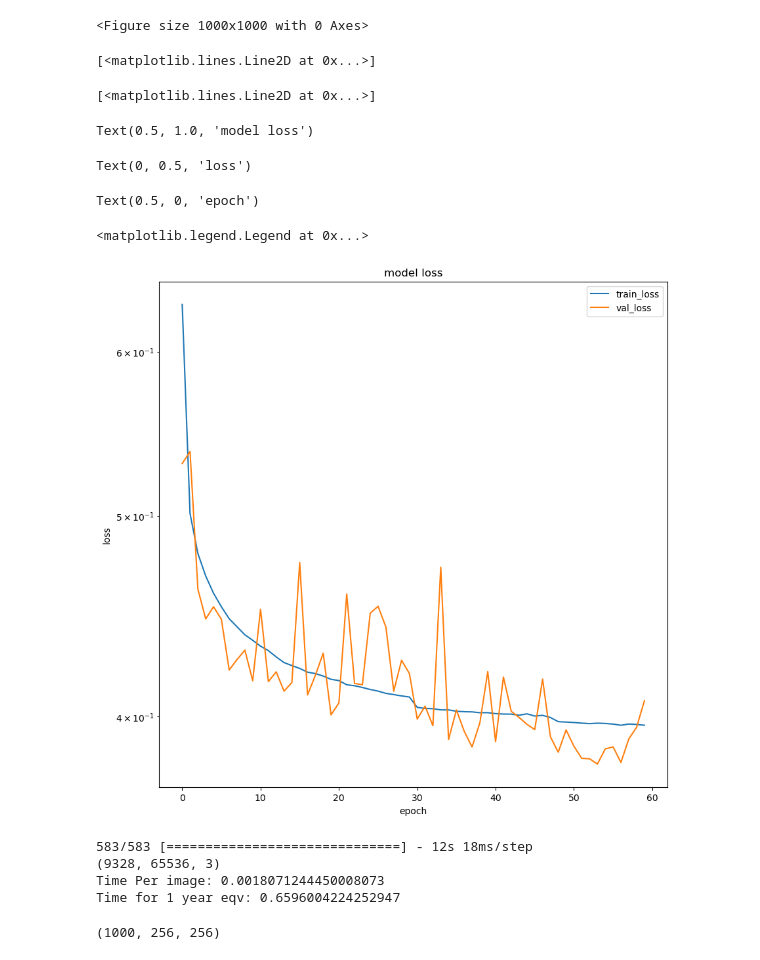
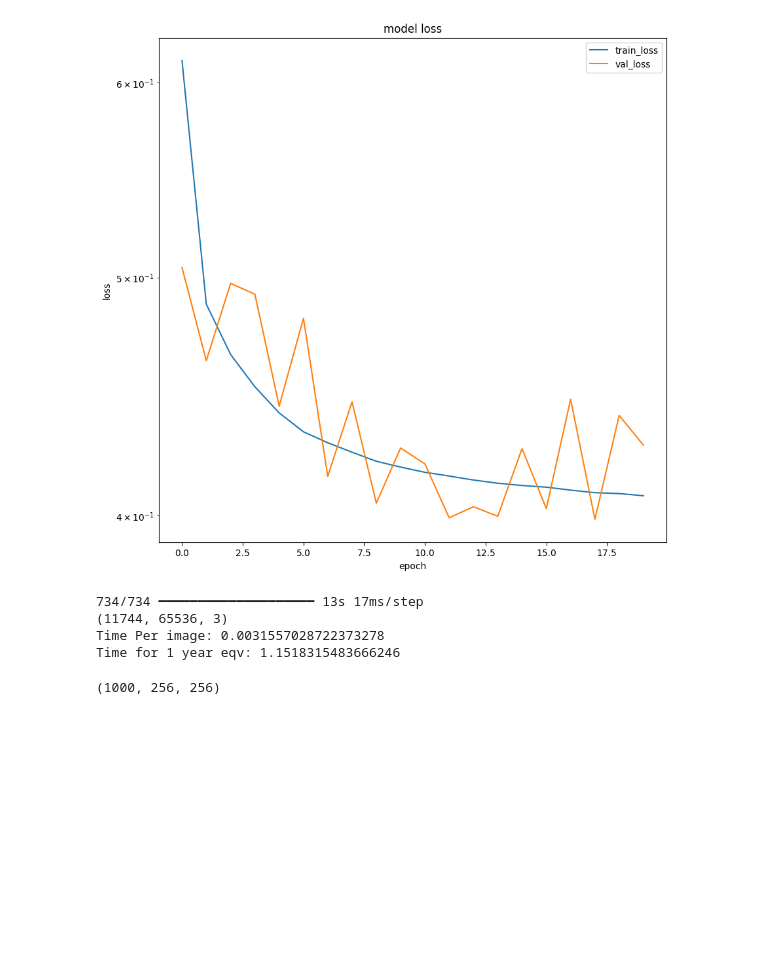
Before and after one commit to LegoCreation/CNN_eddy_detection, a Jupyter notebook: notebooks/cnn_training.ipynb, the cells around one changed output. Drawn from its saved outputs; the diff is of its cells as text; code cells hidden in the pictures; blank space fills up the shorter version.

Commit message:
Fix training notebook bugs

```diff
--- a/notebooks/cnn_training.ipynb
+++ b/notebooks/cnn_training.ipynb
@@ -84,12 +87,14 @@ xla_global_id: 416903419
 # (Y.shape)
 # %%
 import glob
-input_dir = "/albedo/work/user/ssunar/for_paper/segmentation_masks/south_atlantic/"
+
+#input_dir = "/albedo/work/user/ssunar/for_paper/segmentation_masks/south_atlantic/"
+input_dir = "/ceph/hpc/home/ciangottinid/FESOM2/segmentation_masks/"
+
 input_file_paths = sorted(glob.glob(input_dir+'*.nc'))
 data = xr.open_mfdataset(input_file_paths,combine = 'nested', concat_dim="TIME").astype('float32')
 X = data.ssh.to_numpy()
 Y = data.seg_mask.to_numpy()
 X[X>1000] = 0
 
-X.shape
-Y.shape
+X.shape, Y.shape
@@ -186,7 +172,7 @@ data_y = new_Y
 img_size = (256, 256)
 num_classes = 3
 batch_size = 16
-epochs = 60
+epochs = 20
 total_samples = len(data_x)-1000
 # if len(data_x) > 4000:
 #     total_samples = 4000
@@ -251,9 +241,13 @@ def dice_coef_nn(y_true, y_pred):
     return (2 * intersection_nn + smooth) / (K.sum(y_true_nn) + K.sum(y_pred_nn) + smooth)
 
 def mean_dice_coef(y_true, y_pred):
+    y_true = K.cast(y_true, dtype="float32")
+    y_pred = K.cast(y_pred, dtype="float32")
     return (dice_coef_anti(y_true, y_pred) + dice_coef_cyc(y_true, y_pred) + dice_coef_nn(y_true, y_pred))/3.
 
 def weighted_mean_dice_coef(y_true, y_pred):
+    y_true = K.cast(y_true, dtype="float32")
+    y_pred = K.cast(y_pred, dtype="float32")
     #return (weightsSeg[2]*dice_coef_anti(y_true, y_pred) + weightsSeg[1]*dice_coef_cyc(y_true, y_pred) + weightsSeg[0]*dice_coef_nn(y_true, y_pred))
     return (weightsSeg[2]*dice_coef_anti(y_true, y_pred) + weightsSeg[1]*dice_coef_cyc(y_true, y_pred) + weightsSeg[0]*dice_coef_nn(y_true, y_pred))
 
@@ -294,7 +282,8 @@ os.environ['XLA_FLAGS']
 # %%
-file_path_save = "/albedo/work/user/ssunar/for_paper/unet_trained/south_atlantic/train"
-os.makedirs(file_path_save, exist_ok=True)
-model.compile(optimizer=Adam(lr=1e-3), loss=dice_coef_loss, metrics=['categorical_accuracy', mean_dice_coef, weighted_mean_dice_coef])
+file_path_save = "/ceph/hpc/home/ciangottinid/CNN_eddy_detection/test/cnn_training_ipynb_full_years/intertwin.weights.h5"
+#"/albedo/work/user/ssunar/for_paper/unet_trained/south_atlantic/train"
+
+model.compile(optimizer=Adam(learning_rate=1e-3), loss=dice_coef_loss, metrics=['categorical_accuracy', mean_dice_coef, weighted_mean_dice_coef])
 
 callbacks = [keras.callbacks.ModelCheckpoint(file_path_save, save_best_only=True , monitor='val_loss',save_weights_only=True, save_freq="epoch"),
             keras.callbacks.ReduceLROnPlateau(monitor='val_loss', factor=0.5, patience=10, verbose=1, mode='auto', min_delta=1e-30, min_lr=1e-30)]
@@ -333,22 +321,15 @@ model.save_weights(file_path_save + '/weights.h5')
 # %%
-dir_path = "/albedo/work/user/ssunar/for_paper/unet_trained/south_atlantic/train"
+#dir_path = "/albedo/work/user/ssunar/for_paper/unet_trained/south_atlantic/train"
 plt.figure(figsize=(10, 10))
 plt.semilogy(model.history.history['loss'])
 plt.semilogy(model.history.history['val_loss'])
 plt.title('model loss')
 plt.ylabel('loss')
 plt.xlabel('epoch')
 plt.legend(['train_loss', 'val_loss'], loc='upper right');
-plt.savefig(dir_path + "loss_graph.png", dpi = 300)
+#plt.savefig(dir_path + "loss_graph.png", dpi = 300)
 # %% [output]
-<Figure size 1000x1000 with 0 Axes>
-[<matplotlib.lines.Line2D at 0x...>]
-[<matplotlib.lines.Line2D at 0x...>]
-Text(0.5, 1.0, 'model loss')
-Text(0, 0.5, 'loss')
-Text(0.5, 0, 'epoch')
-<matplotlib.legend.Legend at 0x...>
-[figure, old version]
+[figure, new version]
 # %%
 import time
 from sklearn.metrics import classification_report
@@ -362,10 +343,10 @@ time_per_img = (end - start)/val_preds.shape[0]
 print("Time Per image:",time_per_img)
 print("Time for 1 year eqv:",time_per_img*365)
 # %% [output]
-583/583 [==============================] - 12s 18ms/step
-(9328, 65536, 3)
-Time Per image: 0.0018071244450008073
-Time for 1 year eqv: 0.6596004224252947
+734/734 ━━━━━━━━━━━━━━━━━━━━ 13s 17ms/step
+(11744, 65536, 3)
+Time Per image: 0.0031557028722373278
+Time for 1 year eqv: 1.1518315483666246
 # %%
 # Since we do not use all samples for training.
 if len(data_x) > total_samples + 1000:
```
Also changed, not shown: parts of 16 cells of this notebook.
